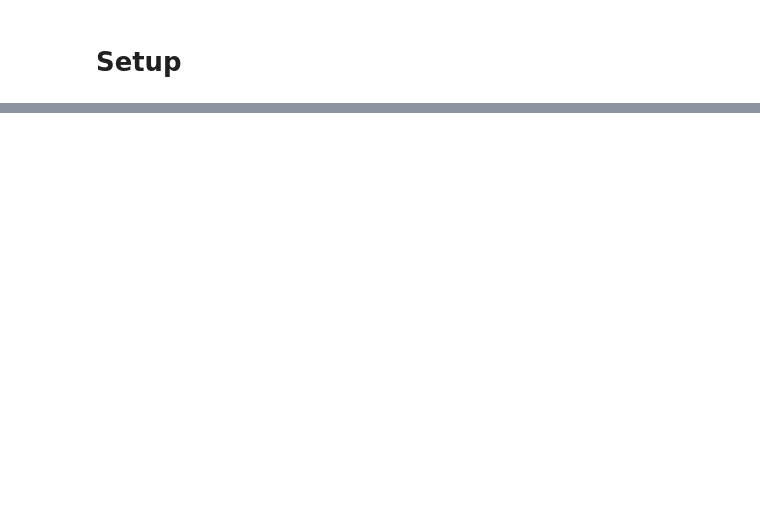
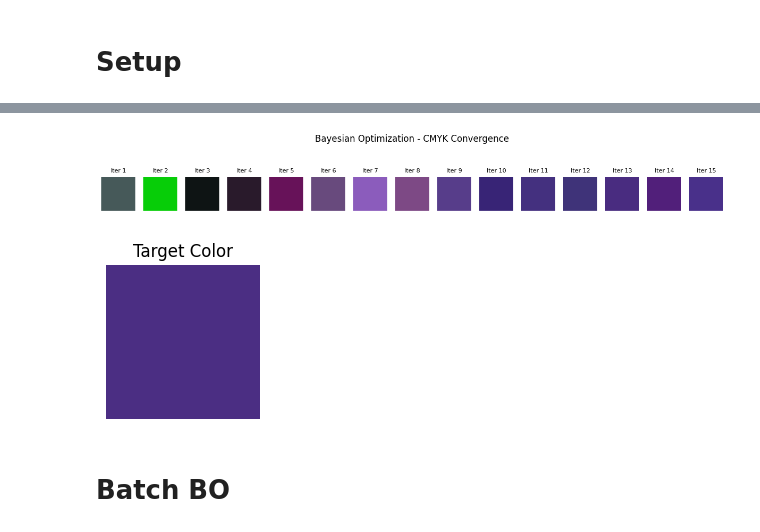
Before and after one commit to nrhemanth/mara-ref, a Jupyter notebook: BO/BO_scripts/03_bayesian_optimization.ipynb, the cells around one changed output, grey strips where cells are left out. Cells and saved outputs as stored; diff of their text form; code cells hidden in the pictures; blank space fills up the shorter version.

Commit message:
updated 03_BO and tried batch BO

```diff
--- a/BO/BO_scripts/03_bayesian_optimization.ipynb
+++ b/BO/BO_scripts/03_bayesian_optimization.ipynb
@@ -319,0 +123,44 @@ Optimal RGB: [ 79.24368042  44.8806695  134.63636009], Optimal Value: 0.0224
+# %%
+def CMYK_to_RGB(cmyk):
+    """Convert CMYK to RGB using the standard formula."""
+    C, M, Y, K = cmyk
+    R = (1 - C) * (1 - K)
+    G = (1 - M) * (1 - K)
+    B = (1 - Y) * (1 - K)
+    return np.array([R, G, B])
+
+def visualize_iterations(train_x, target_rgb):
+    """
+    Visualizes the colors chosen at each iteration.
+    Displays them in a sequential order.
+    """
+    num_samples = train_x.shape[0]
+
+    # Convert CMYK to RGB for visualization
+    rgb_colors = np.array([CMYK_to_RGB(cmyk) for cmyk in train_x.numpy()])
+
+    # Plot the colors selected over iterations
+    plt.figure(figsize=(12, 2))
+    for i in range(num_samples):
+        plt.subplot(1, num_samples, i + 1)
+        plt.imshow([[rgb_colors[i]]], extent=[0, 1, 0, 1])
+        plt.axis("off")
+        plt.title(f"Iter {i+1}", fontsize=8)
+
+    plt.suptitle("Bayesian Optimization - CMYK Convergence", fontsize=12)
+    plt.tight_layout()
+
+    # Show the target color for reference
+    plt.figure(figsize=(2, 2))
+    plt.imshow([[target_rgb]], extent=[0, 1, 0, 1])
+    plt.axis("off")
+    plt.title("Target Color", fontsize=12)
+    plt.show()
+
+# Call the visualization function after running BO
+visualize_iterations(train_x, target_rgb)
+# %% [output]
+[figure, added]
+[figure, added]
+# %% [markdown]
+# Batch BO
```
Also changed, not shown: parts of 18 cells of this notebook, 10 other files.
